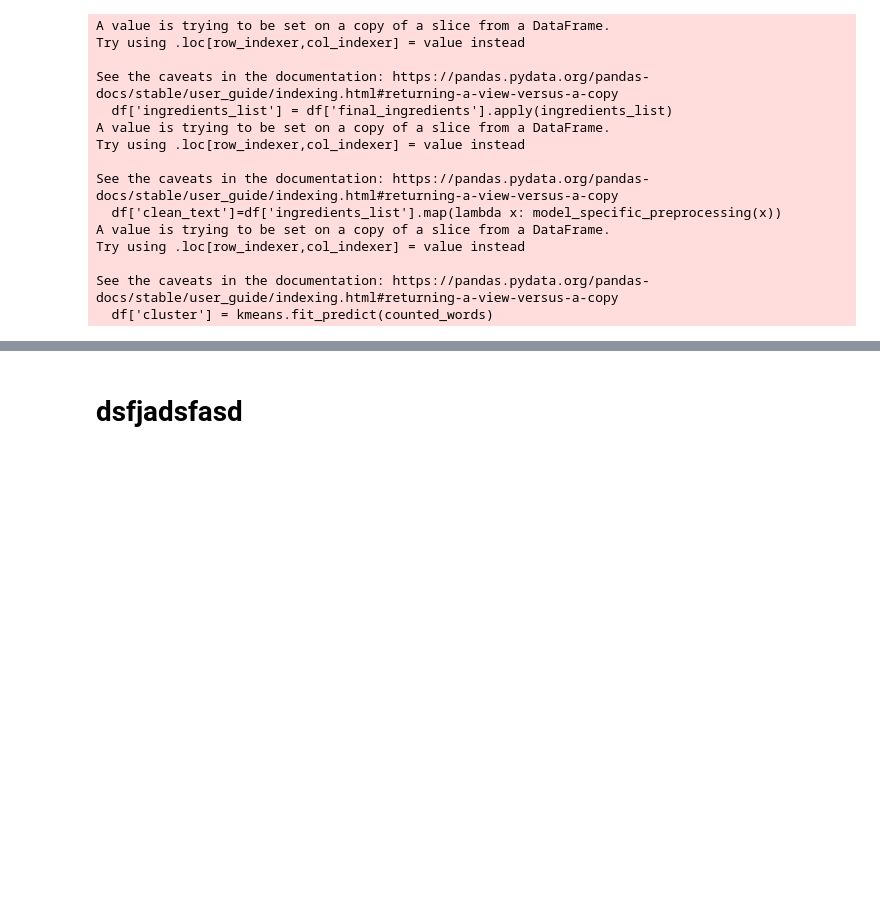
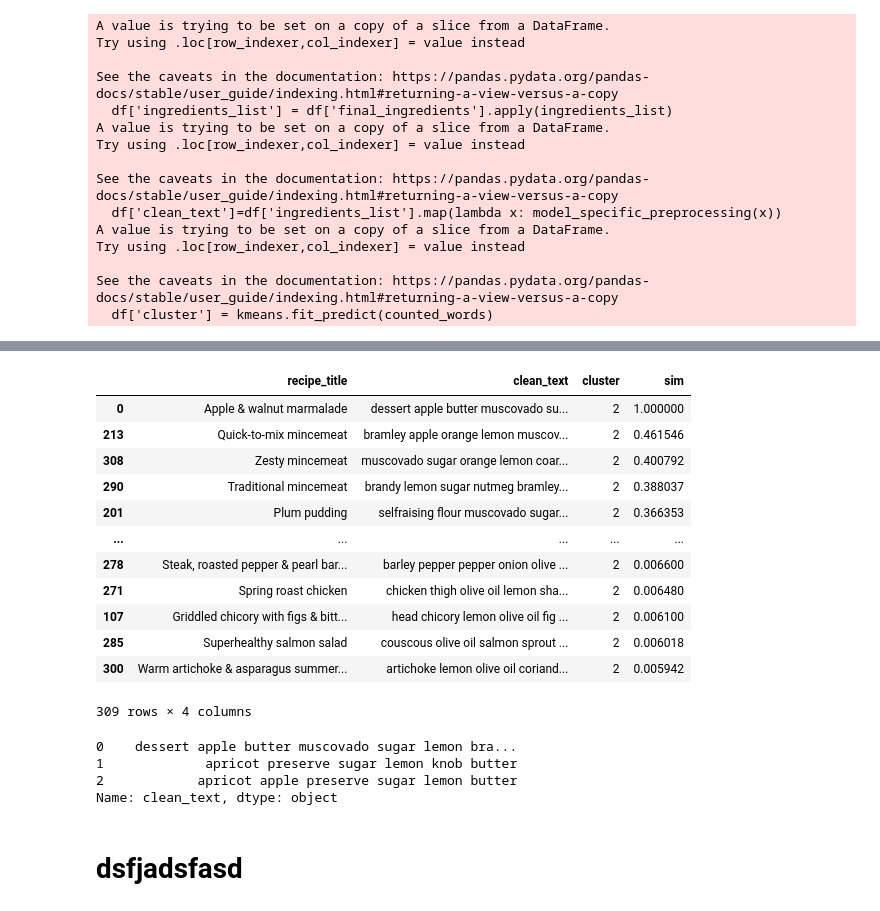
Before and after one commit to mfaruki/replenish_frontend, a Jupyter notebook: replenish_frontend/Untitled.ipynb, the cells around one changed output, grey strips where cells are left out. Saved outputs shown, nothing was run; the diff lists cells and outputs as text; code cells hidden in the pictures; blank space fills up the shorter version.

```diff
--- a/replenish_frontend/Untitled.ipynb
+++ b/replenish_frontend/Untitled.ipynb
@@ -121,0 +167,25 @@ df1
+# %%
+ingredients_cluster['sim']=similar[0]
+# %%
+ingredients_cluster.sort_values(by='sim', ascending=False)
+# %% [output]
+|  | recipe_title | clean_text | cluster | sim |
+| 0 | Apple & walnut marmalade | dessert apple butter muscovado su... | 2 | 1.000000 |
+| 213 | Quick-to-mix mincemeat | bramley apple orange lemon muscov... | 2 | 0.461546 |
+| 308 | Zesty mincemeat | muscovado sugar orange lemon coar... | 2 | 0.400792 |
+| 290 | Traditional mincemeat | brandy lemon sugar nutmeg bramley... | 2 | 0.388037 |
+| 201 | Plum pudding | selfraising flour muscovado sugar... | 2 | 0.366353 |
+| ... | ... | ... | ... | ... |
+| 278 | Steak, roasted pepper & pearl bar... | barley pepper pepper onion olive ... | 2 | 0.006600 |
+| 271 | Spring roast chicken | chicken thigh olive oil lemon sha... | 2 | 0.006480 |
+| 107 | Griddled chicory with figs & bitt... | head chicory lemon olive oil fig ... | 2 | 0.006100 |
+| 285 | Superhealthy salmon salad | couscous olive oil salmon sprout ... | 2 | 0.006018 |
+| 300 | Warm artichoke & asparagus summer... | artichoke lemon olive oil coriand... | 2 | 0.005942 |
+309 rows × 4 columns
+# %%
+ingredients_cluster.head(3).clean_text
+# %% [output]
+0    dessert apple butter muscovado sugar lemon bra...
+1             apricot preserve sugar lemon knob butter
+2            apricot apple preserve sugar lemon butter
+Name: clean_text, dtype: object
```
Also changed, not shown: parts of 31 cells of this notebook, 4 other files.
